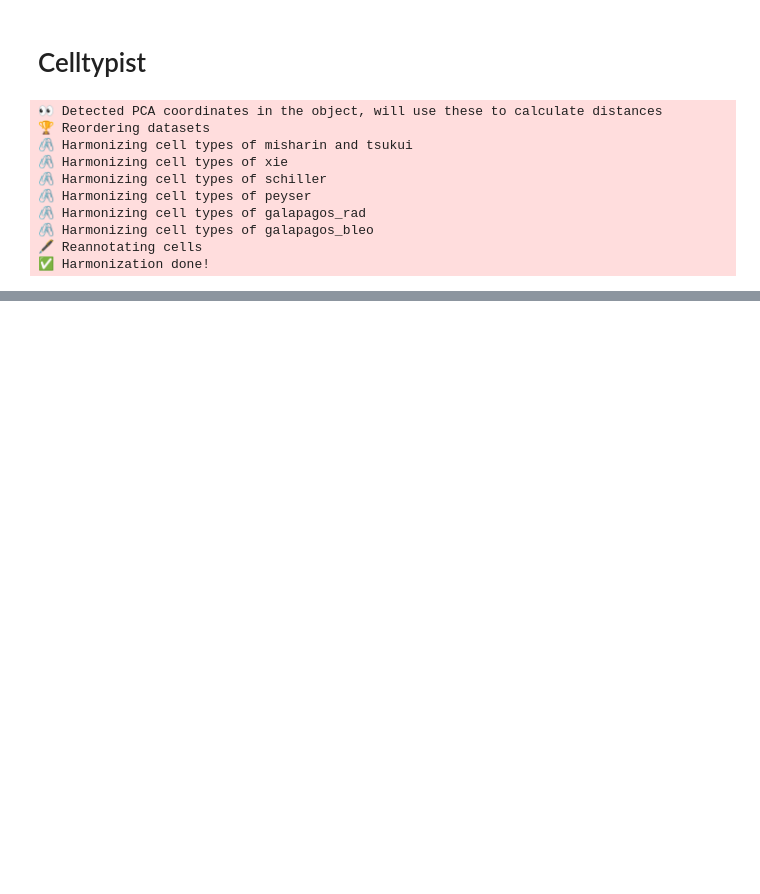
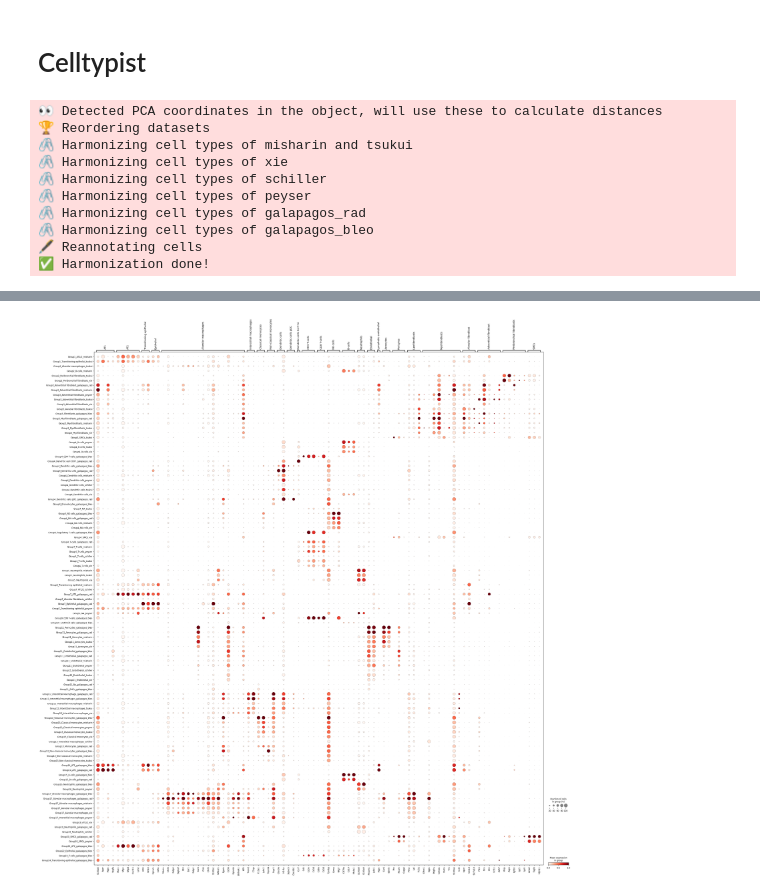
Before and after one commit to lueckenlab/masterpraktikum_fibrosis_atlas, a Jupyter notebook: notebooks/label_harmonisation/all_datasets_label_harmonization.ipynb, the cells around one changed output, grey strips where cells are left out. Drawn from its saved outputs; the diff is of its cells as text; code cells hidden in the pictures; blank space fills up the shorter version.

```diff
--- a/notebooks/label_harmonisation/all_datasets_label_harmonization.ipynb
+++ b/notebooks/label_harmonisation/all_datasets_label_harmonization.ipynb
@@ -12,4 +12,42 @@ from scipy import sparse
 from anndata import AnnData
 # %%
 adata = sc.read("/lustre/groups/ml01/workspace/daniel.michaela.masterpraktikum23/all_datasets_merged/complete_merged_public_and_galapagos_qc_umap.h5ad")
+# %%
+all_marker_genes = {
+  "AT1": ["S100a6", "Ager", "Pdpn", "Vegfa"],
+  "AT2": ["Muc1", "Sftpc", "Sftpd", "Cxcl15", "Lcn2"],
+  "Transitioning epithelial": ["Krt8", "Krt18"],
+  "Epithelial": ["Epcam", "Cdh1"],
+  "Alveolar macrophages": ["Marco", "Chil3", "Fabp4", "Siglecf", "Il18", "Ear1", "Fabp1", "Car4", "Ctsk", "Chil3", "S100a1", "Wfdc21", "Itgam", "Cd36", "Gpnmb", "Bhlhe41", "Klf9"],
+    #"Litaf", "Jund", "Bhlhe40" , "Atf3", "Atf4"
+  "Interstitial macrophages": ["Trem2", "C1qa"],
+  "Classical monocytes": ["F13a1", "Ly6c2"],
+  "Non-classical monocytes": ["Treml4", "Fcgr3"],
+  "Dendritic cells": ["Clec9a", "H2-Aa"],
+  "Dendritic cells pDC": ["Siglech", "Clec4b1"],#  Clec4b1 instead of Clec4c
+  "Dendritic cells Ccr7-hi": ["Ccr7"],
+  "CD4 T-cells": ["Cd4", "Cd3e", "Cd3d"],
+  "CD8 T-cells": ["Cd8a", "Cd3d"],
+  "NK cells": ["Tyrobp", "Gzma", "Nkg7"],
+  "B-cells": ["Cd79a", "Cd19", "Ms4a1"],
+  "Neutrophils": ["S100a8", "S100a9"],
+  "Endothelial": ["Pecam1", "Ly6c1"], # Pecam1 instead of Pecam4
+  "Lymphatic endothelial": ["Pdpn"],
+  "Aerocytes": ["Car4", "Ednrb"],
+  "Pericytes": ["Vtn", "Mcam", "Cspg4"],
+  "Lipofibroblasts": ["Plin2", "Lpl", "Tcf21"],
+  "Myofibroblasts": ["Cthrc1", "Spp1", "Pdgfra", "Col3a1", "Postn", "Tnc", "S100a6", "Ccl2"],
+  "Alveolar fibroblast": ["Npnt", "Ces1d", "Slc7a10"],
+  "Adventitial fibroblast": ["Pi16", "Dcn", "Il33", "Ccl11", "Adh7"],
+  "Peribronchial fibroblasts": ["Hhip", "Aspn", "Fgf18", "Lgr5", "Lgr6"],
+  "SMCs": ["Acta2", "Tagln", "Myh11"]
+}
+fibroblast_markers = {
+  "Myofibroblasts": ["Cthrc1", "Spp1", "Pdgfra", "Col3a1", "Postn", "Tnc", "S100a6", "Ccl2"],
+  "Alveolar fibroblast": ["Npnt", "Ces1d", "Slc7a10"],
+  "Adventitial fibroblast": ["Pi16", "Dcn", "Il33", "Ccl11", "Adh7"],
+  "Peribronchial fibroblasts": ["Hhip", "Aspn", "Fgf18", "Lgr5", "Lgr6"],
+      "SMCs": ["Acta2", "Tagln", "Myh11"]
+
+}
 # %% [markdown]
@@ -47,0 +88,4 @@ alignment.write('/lustre/groups/ml01/workspace/daniel.michaela.masterpraktikum23
+# %%
+sc.pl.dotplot(adata, all_marker_genes, groupby=["celltypist_group", 'manual_celltype_annotation', "dataset" ], standard_scale="var")
+# %% [output]
+[figure, added]
```
Also changed, not shown: parts of 22 cells of this notebook.
